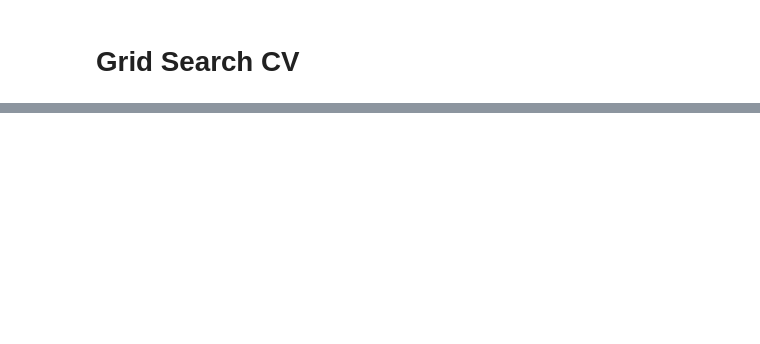
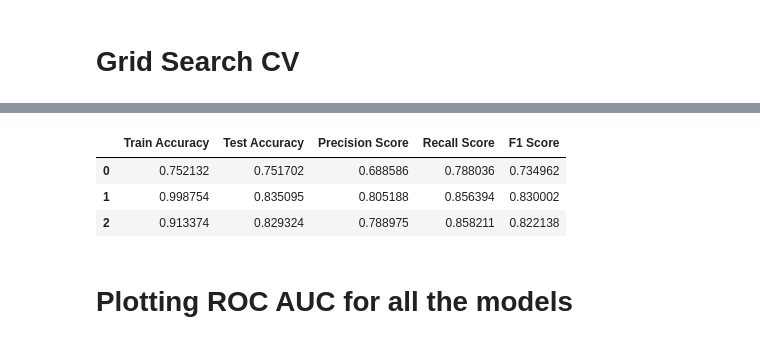
Before and after one commit to Creatrohit9/Credit-Card-Default-Prediction-Rohit-Bhadauriya, a Jupyter notebook: Credit_Card_Default_Prediction(Proponent_Ds)_Rohit_Bhadauriya_Capstone_Project.ipynb, the cells around one changed output, grey strips where cells are left out. Cells and saved outputs as stored; diff of their text form; code cells hidden in the pictures; blank space fills up the shorter version.

```diff
--- a/Credit_Card_Default_Prediction(Proponent_Ds)_Rohit_Bhadauriya_Capstone_Project.ipynb
+++ b/Credit_Card_Default_Prediction(Proponent_Ds)_Rohit_Bhadauriya_Capstone_Project.ipynb
@@ -1344,0 +1367,9 @@ plt.show()
+# %%
+classifiers = ['Logistic Regression', 'SVC', 'Random Forest CLf', 'Xgboost Clf']
+train_accuracy = [train_accuracy_lr, train_accuracy_rf, train_accuracy_xgb_tuned]
+test_accuracy = [test_accuracy_lr, test_accuracy_rf, test_accuracy_xgb_tuned]
+precision_score = [test_precision_score_lr, test_precision_score_rf, test_precision_xgb_tuned]
+recall_score = [test_recall_score_lr, test_recall_score_rf, test_recall_score_xgb_tuned]
+f1_score = [test_f1_score_lr, test_f1_score_rf, test_f1_score_xgb_tuned]
+classifiers
+recall_score
@@ -1344,0 +1400,9 @@ plt.show()
+# %%
+pd.DataFrame({'Train Accuracy': train_accuracy, 'Test Accuracy': test_accuracy, 'Precision Score': precision_score, 'Recall Score': recall_score, 'F1 Score': f1_score })
+# %% [output]
+|  | Train Accuracy | Test Accuracy | Precision Score | Recall Score | F1 Score |
+| 0 | 0.752132 | 0.751702 | 0.688586 | 0.788036 | 0.734962 |
+| 1 | 0.998754 | 0.835095 | 0.805188 | 0.856394 | 0.830002 |
+| 2 | 0.913374 | 0.829324 | 0.788975 | 0.858211 | 0.822138 |
+# %% [markdown]
+# Plotting ROC AUC for all the models
```
Also changed, not shown: parts of 49 cells of this notebook.
